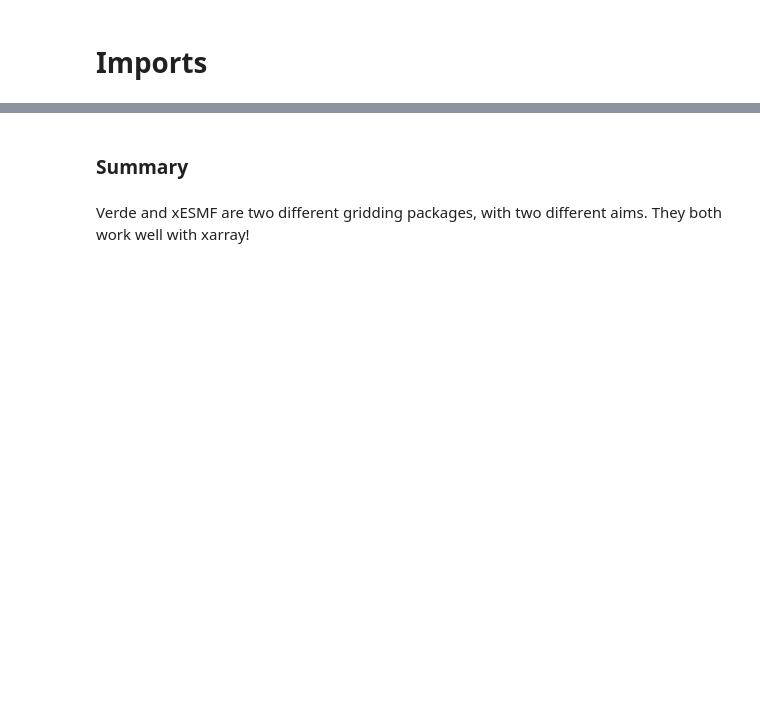
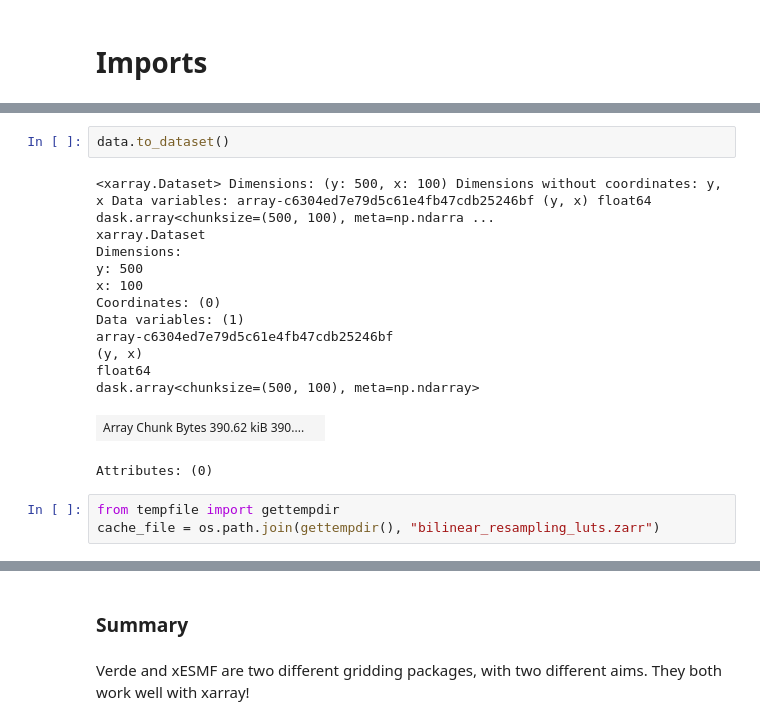
Before and after one commit to ThomasMGeo/grid_explore, a Jupyter notebook: pyresample_intro.ipynb, the cells around one changed output, grey strips where cells are left out. Drawn from its saved outputs; the diff is of its cells as text; blank space fills up the shorter version.

```diff
--- a/pyresample_intro.ipynb
+++ b/pyresample_intro.ipynb
@@ -236,0 +106,19 @@ ds.to_netcdf('test.nc')
+# %%
+data.to_dataset()
+# %% [output]
+<xarray.Dataset> Dimensions: (y: 500, x: 100) Dimensions without coordinates: y, x Data variables: array-c6304ed7e79d5c61e4fb47cdb25246bf (y, x) float64 dask.array<chunksize=(500, 100), meta=np.ndarra ...
+xarray.Dataset
+Dimensions:
+y: 500
+x: 100
+Coordinates: (0)
+Data variables: (1)
+array-c6304ed7e79d5c61e4fb47cdb25246bf
+(y, x)
+float64
+dask.array<chunksize=(500, 100), meta=np.ndarray>
+| Array Chunk Bytes 390.62 kiB 390.... |  |
+Attributes: (0)
+# %%
+from tempfile import gettempdir
+cache_file = os.path.join(gettempdir(), "bilinear_resampling_luts.zarr")
```
Also changed, not shown: parts of 51 cells of this notebook.
